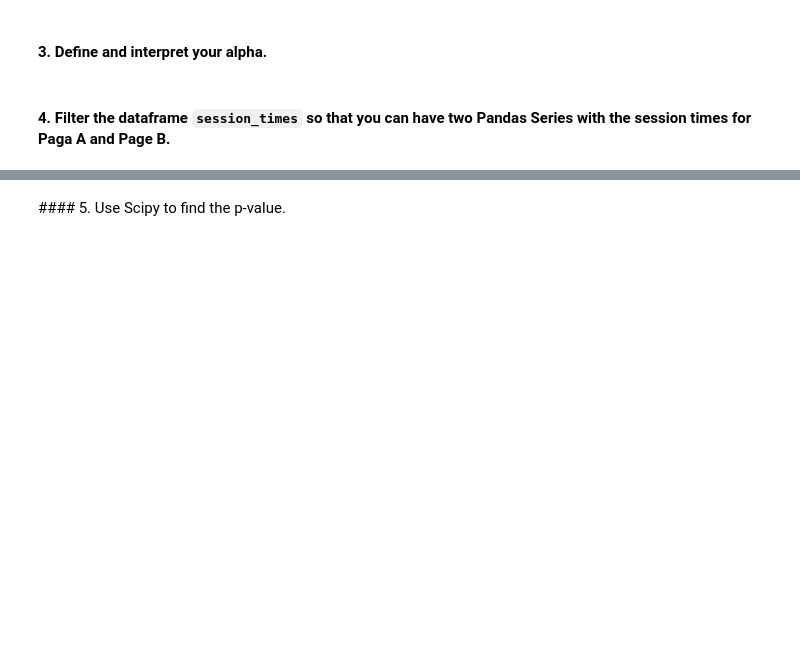
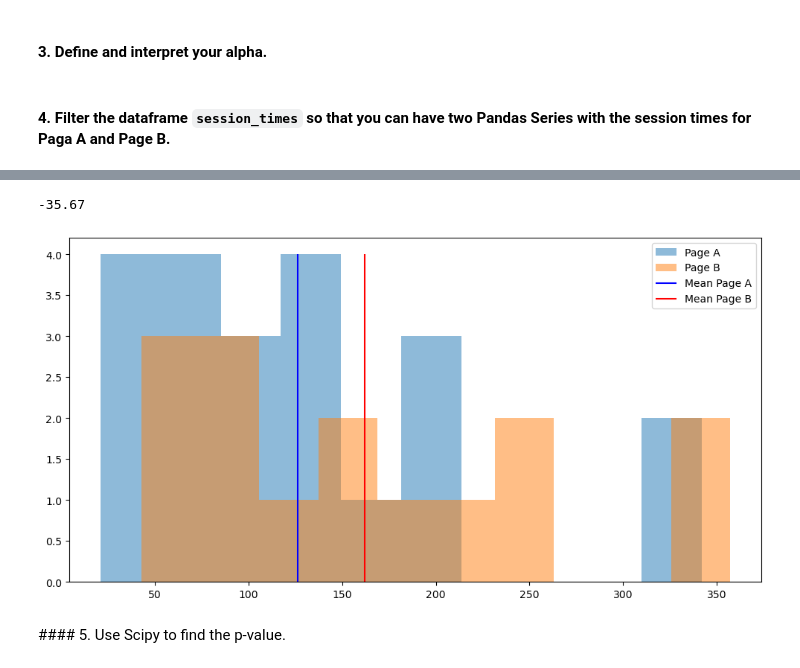
Before and after one commit to Joldon/AB-hypothesis_testing, a Jupyter notebook: 4_1__2_sample_t_test_code_along_9steps.ipynb, the cells around one changed output, grey strips where cells are left out. Drawn from its saved outputs; the diff is of its cells as text; code cells hidden in the pictures; blank space fills up the shorter version.

Commit message:
correctly filtered data and clean plot

```diff
--- a/4_1__2_sample_t_test_code_along_9steps.ipynb
+++ b/4_1__2_sample_t_test_code_along_9steps.ipynb
@@ -461,9 +491,7 @@ H1 = "The average time spent on page A is not equal to the average time spent on
 # %%
-# Your code here.
-#create two dataframes for each page
-page_A = session_times[session_times.Page == 'Page A']
-page_A
+page_B = session_times.loc[session_times['Page'] == 'Page B', ['Time']]
+# page_B = session_times[session_times['Page'] == ['Page B']]
 
-print("Time mean on page A:",round(np.mean(page_A.Time), 3))
-print("Standart deviation of time on page_A" ,round(np.std(page_A.Time), 3))
-print("Number of observations on page A:", len((page_A.Time)))
+print("Time mean on page B:",round(np.mean(page_B.Time), 3))
+print("Standart deviation of time on page B:" ,round(np.std(page_B.Time), 3))
+print("Number of observations on page B:", len(page_B))
@@ -470,6 +501,0 @@ print("Number of observations on page A:", len((page_A.Time)))
-# %%
-page_B = session_times[session_times['Page'] == 'Page B']
-page_B
-print("Time mean on page B:",round(np.mean(page_B.Time), 3))
-print("Standart deviation of time on page B:" ,round(np.std(page_B.Time), 3))
-print("Number of observations on page B:", len(page_B))
@@ -476,2 +511,23 @@ print("Number of observations on page B:", len(page_B))
+# %%
+# confirming that the difference between sample means is the same as before creating separate dataframes
+round(np.mean(page_A.Time) - np.mean(page_B.Time), 2)
+# %% [output]
+-35.67
+# %%
+import matplotlib.pyplot as plt
+
+# @title Histogram
+plt.figure(figsize=(12,6))
+# Plot a histogram of the plants' heights.
+ya, xa, _ = plt.hist(page_A, bins=10, alpha=0.5, label="Page A")
+yb, xb, _ = plt.hist(page_B, bins=10, alpha=0.5, label="Page B")
+# Add a vertical line for the mean on page A.
+plt.vlines(np.mean(page_A), ymin=0, ymax=max(max(ya), max(yb)), color="blue", label="Mean Page A")
+# Add a vertical line for the mean on page B.
+plt.vlines(np.mean(page_B), ymin=0, ymax=max(max(ya), max(yb)), color="red", label="Mean Page B")
+plt.legend()
+plt.show()
+# %% [output]
+[figure, added]
 # %% [markdown]
 #### 5. Use Scipy to find the p-value.
```
Also changed, not shown: parts of 13 cells of this notebook.
